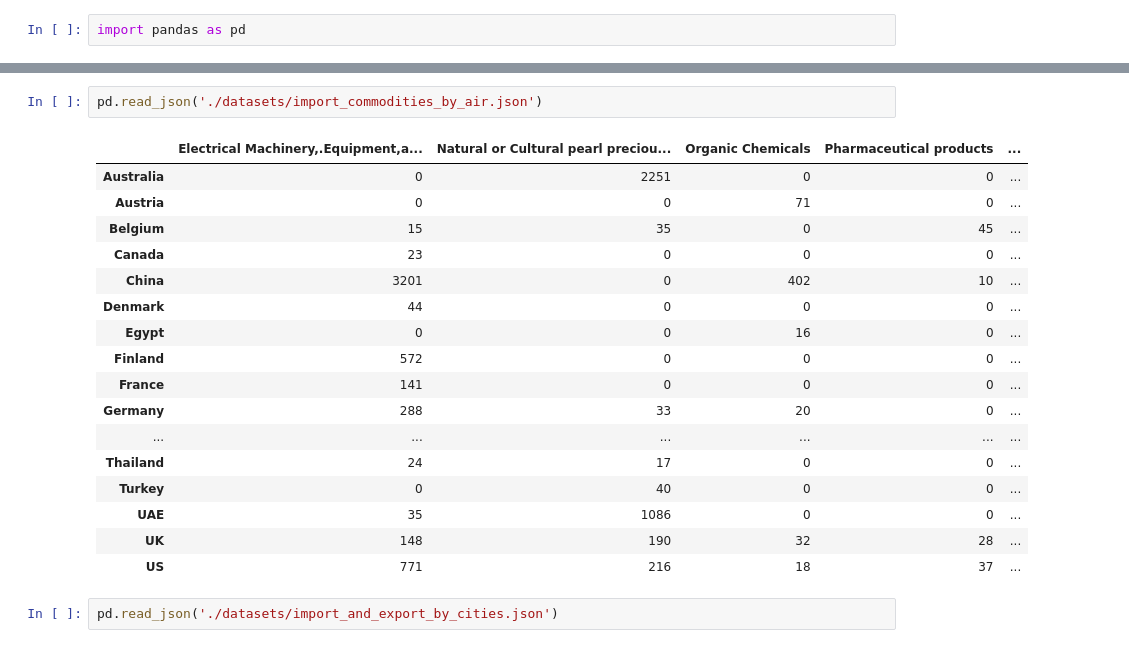
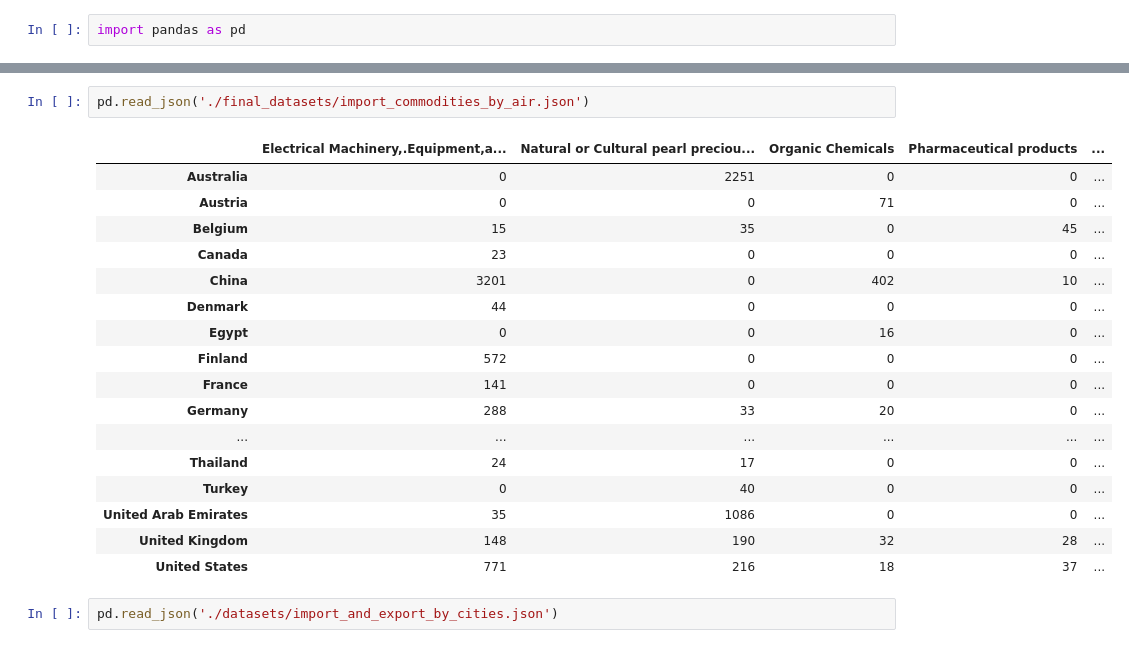
Before and after one commit to thisHermit/ke_rockz, a Jupyter notebook: Final Data Cleaning.ipynb, the cells around one changed output, grey strips where cells are left out. Saved outputs shown, nothing was run; the diff lists cells and outputs as text.

```diff
--- a/Final Data Cleaning.ipynb
+++ b/Final Data Cleaning.ipynb
@@ -63,23 +63,23 @@ pd.read_json('./datasets/import_commodities_by_sea.json')
 # %%
-pd.read_json('./datasets/import_commodities_by_air.json')
+pd.read_json('./final_datasets/import_commodities_by_air.json')
 # %% [output]
 |  | Electrical Machinery,.Equipment,a... | Natural or Cultural pearl preciou... | Organic Chemicals | Pharmaceutical products | ... |
 | Australia | 0 | 2251 | 0 | 0 | ... |
 | Austria | 0 | 0 | 71 | 0 | ... |
 | Belgium | 15 | 35 | 0 | 45 | ... |
 | Canada | 23 | 0 | 0 | 0 | ... |
 | China | 3201 | 0 | 402 | 10 | ... |
 | Denmark | 44 | 0 | 0 | 0 | ... |
 | Egypt | 0 | 0 | 16 | 0 | ... |
 | Finland | 572 | 0 | 0 | 0 | ... |
 | France | 141 | 0 | 0 | 0 | ... |
 | Germany | 288 | 33 | 20 | 0 | ... |
 | ... | ... | ... | ... | ... | ... |
 | Thailand | 24 | 17 | 0 | 0 | ... |
 | Turkey | 0 | 40 | 0 | 0 | ... |
-| UAE | 35 | 1086 | 0 | 0 | ... |
-| UK | 148 | 190 | 32 | 28 | ... |
-| US | 771 | 216 | 18 | 37 | ... |
+| United Arab Emirates | 35 | 1086 | 0 | 0 | ... |
+| United Kingdom | 148 | 190 | 32 | 28 | ... |
+| United States | 771 | 216 | 18 | 37 | ... |
 # %%
 pd.read_json('./datasets/import_and_export_by_cities.json')
 # %% [output]
```
Also changed, not shown: parts of 3 cells of this notebook, 4 other files.
